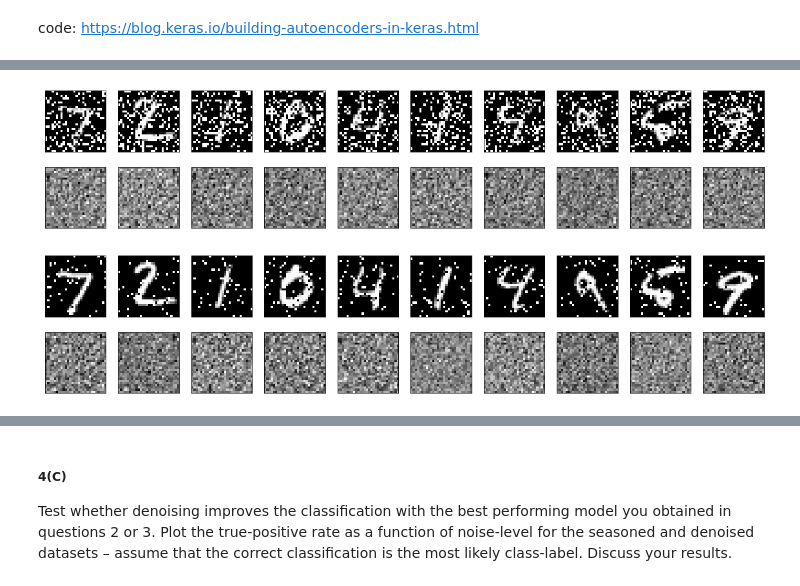
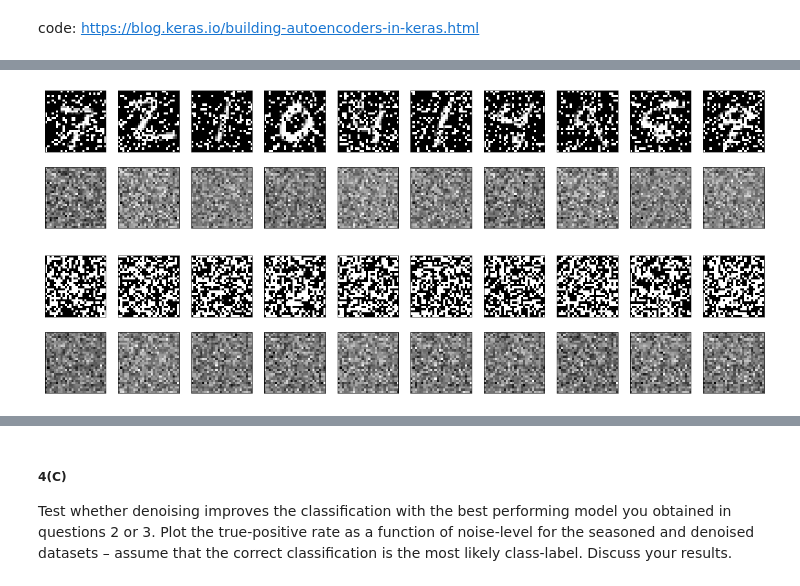
Before and after one commit to LeniaMalki/DataScienceAndAI, a Jupyter notebook: 6.Neural networks/Assignment 6 Answers.ipynb, the cells around one changed output, grey strips where cells are left out. Cells and saved outputs as stored; diff of their text form; code cells hidden in the pictures.

```diff
--- a/6.Neural networks/Assignment 6 Answers.ipynb
+++ b/6.Neural networks/Assignment 6 Answers.ipynb
@@ -351,6 +351,6 @@ report. Train the model with the settings given.
 # %%
 import numpy as np
-def salt_and_pepper(input, noise_level=0.5):
+def salt_and_pepper(input, noise_level):
     """
     This applies salt and pepper noise to the input tensor - randomly setting bits to 1 or 0.
     Parameters
@@ -372,13 +372,20 @@ def salt_and_pepper(input, noise_level=0.5):
     - p probability of success  where p is in the interval [0,1].
     - output size specified by 'size'
     1. The random process is repeated a fixed number (n) of trials.
-    2. Each trial (or repetition of the random process) can result in only one of two possible outcomes. We call one of these outcomes a success and the other a failure.
+    2. Each trial (or repetition of the random process) can result in only one of two possible outcomes.
+    We call one of these outcomes a success and the other a failure.
     3. The probability of success, denoted by p, is the same in every trial.
     4. The trials are independent, meaning that one trial’s outcome does not affect the outcome in other trials.
     '''
     a = np.random.binomial(size=input.shape, n=1, p=(1 - noise_level))
     b = np.random.binomial(size=input.shape, n=1, p=0.5)
-    c = (a==0) * b
+    c = (a==0) * b #when (a==0) -> True = 1, False = 0
+    '''
+    x = input * a + c
+    for i in range(len(input)):
+        if x[0][i] != input[0][i]:
+            print('x[0]:', x[0][i],'=', 'input[0]:', input[0][i],'*', 'a[0]:', a[0][i], '+', 'c[0]:', c[0][i])
+    '''
     return input * a + c
 
 
@@ -447,26 +454,26 @@ does the denoising stop working?
 code:  https://blog.keras.io/building-autoencoders-in-keras.html
 # %%
 import matplotlib.pyplot as plt
-def visualize(flattened_x_test):
-    imageEncoded = encoder_only.predict(flattened_x_test)
-    imageDecoded = decoder.predict(imageEncoded)
+def visualize(SandP_flattened_x_test):
+    #imageEncoded = encoder_only.predict(flattened_x_test)
+    #imageDecoded = decoder.predict(imageEncoded)
+    imageDecoded = autoencoder.predict(SandP_flattened_x_test)
     n = 10  # How many digits we will display
     plt.figure(figsize=(20, 4))
     for i in range(n):
-        # Display original
+
+        # Display noisy digits
         ax = plt.subplot(2, n, i + 1)
-        plt.imshow(flattened_x_test[i].reshape(28, 28))
-        plt.gray()
+        plt.imshow(SandP_flattened_x_test[i].reshape(28, 28))
         ax.get_xaxis().set_visible(False)
         ax.get_yaxis().set_visible(False)
 
-        # Display reconstruction
+        # Display reconstructed digits
         ax = plt.subplot(2, n, i + 1 + n)
         plt.imshow(imageDecoded[i].reshape(28, 28))
-        plt.gray()
         ax.get_xaxis().set_visible(False)
         ax.get_yaxis().set_visible(False)
     plt.show()
-    #The top row is the original digits, and the bottom row is the reconstructed digits.
+    #The top row is the noisy digits, and the bottom row is the reconstructed digits.
 # %%
 #No noise
@@ -476,11 +488,10 @@ visualize(flattened_x_test)
 # %%
 #Noise = 0.4
-visualize(flattened_x_test_seasoneed)
+visualize(salt_and_pepper(flattened_x_test, noise_level=0.4))
 # %% [output]
-[figure, old version]
+[figure, new version]
 # %%
-#Noise = 0.1
-flattened_x_test_seasoneed_1 = salt_and_pepper(flattened_x_test, noise_level=0.1)
-visualize(flattened_x_test_seasoneed_1)
+#Noise = 0.9
+visualize(salt_and_pepper(flattened_x_test, noise_level=0.9))
 # %% [output]
-[figure, old version]
+[figure, new version]
```
Also changed, not shown: parts of 6 cells of this notebook.
